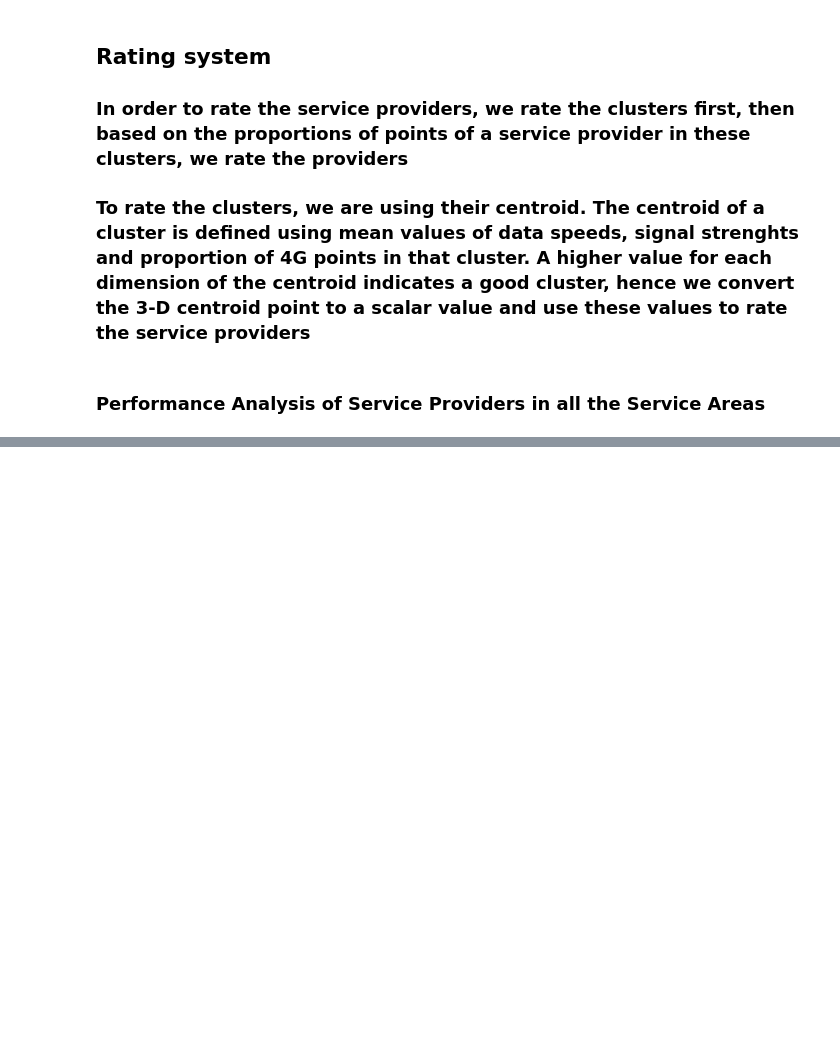
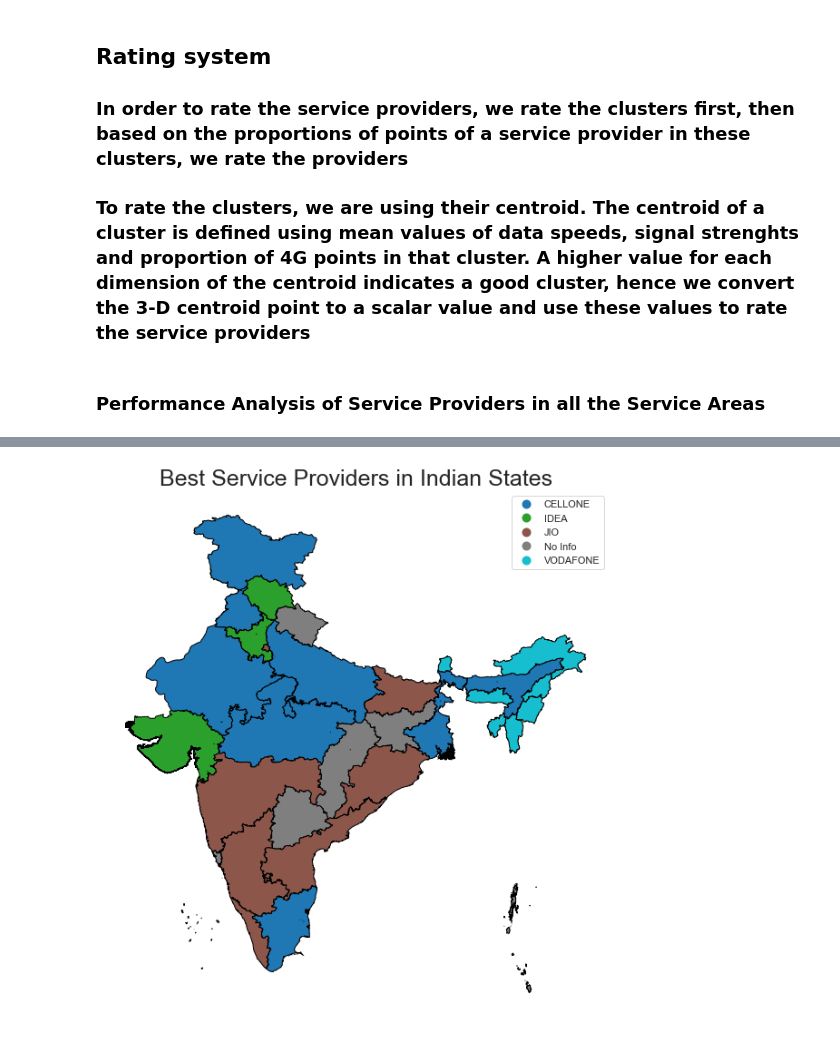
Before and after one commit to pyt243/DM-Project-MyCallSpeed, a Jupyter notebook: code/ISP Recommender and Analyser System.ipynb, the cells around one changed output, grey strips where cells are left out. Saved outputs shown, nothing was run; the diff lists cells and outputs as text; code cells hidden in the pictures; blank space fills up the shorter version.

```diff
--- a/code/ISP Recommender and Analyser System.ipynb
+++ b/code/ISP Recommender and Analyser System.ipynb
@@ -1081,0 +1117,41 @@ Gujarat
+# %%
+'''
+In Anaconda shell (if using Jupyter Notebook):
+conda install geopandas
+conda install descartes
+
+In Command line (if running in normal python ide):
+pip install geopandas
+pip install descartes
+'''
+import geopandas as gpd
+
+fp = "../data/Indian_States.shp"
+map_df = gpd.read_file(fp)
+map_df.at[23, 'st_nm'] = 'Delhi'
+map_df.at[34, 'st_nm'] = 'Orissa'
+north_eastern_states = ['Arunanchal Pradesh', 'Manipur', 'Meghalaya', 'Mizoram', 'Nagaland', 'Sikkim', 'Tripura']
+
+all_states_providers = {}
+
+for state in map_df['st_nm']:
+    if state in north_eastern_states:
+        all_states_providers[state] = top_providers['North East']
+    elif state == 'Uttar Pradesh':
+        all_states_providers[state] = top_providers['UP East']
+    elif state in top_providers.keys():
+        all_states_providers[state] = top_providers[state]
+    else:
+        all_states_providers[state] = 'No Info'
+
+map_df['top_providers'] = list(all_states_providers.values())
+map_df.head()
+
+fig, ax = plt.subplots(1, figsize=(10, 15))
+ax.axis('off')
+ax.set_title('Best Service Providers in Indian States', fontdict={'fontsize': '25'})
+
+map_df.plot(column='top_providers', ax=ax, legend=True, edgecolor='black')
+plt.savefig('../plots/Best Providers Over India.png')
+# %% [output]
+[figure, added]
```
Also changed, not shown: parts of 12 cells of this notebook, 29 other files.
